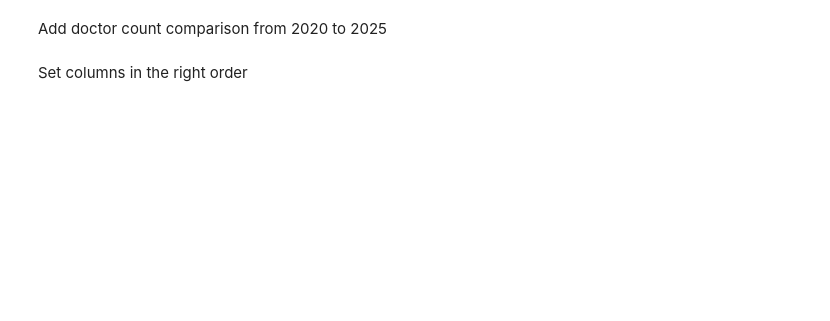
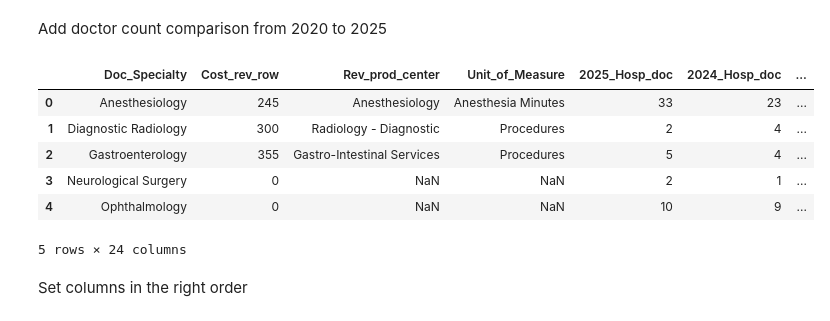
Before and after one commit to tougheye/Data_processing, a Jupyter notebook: Doctor_workload_analysis.ipynb, the cells around one changed output. Saved outputs shown, nothing was run; the diff lists cells and outputs as text; code cells hidden in the pictures; blank space fills up the shorter version.

```diff
--- a/Doctor_workload_analysis.ipynb
+++ b/Doctor_workload_analysis.ipynb
@@ -106,22 +105,22 @@ for year in range(2025, 2019, -1):
 # doc_per_serv_unit = pd.DataFrame()
 col_list = ['Line No', 'Clinical Specialty']
 for year in range(2025, 2019, -1):
-  col_label = f"{year}_Total_Hosp_doc"
+  col_label = f"{year}_Hosp_doc"
   doc_headcount_df[col_label] = doc_headcount_df[f"{year}_Board Certified"] + doc_headcount_df[f"{year}_Board Eligible"]
   doc_headcount_df[col_label] = doc_headcount_df[col_label].astype(int)
   col_list.append(col_label)
 # %% [markdown]
 **Create the doctor vs workload comparison dataframe**
 # %%
-doc_v_service_df = category_details.merge(doc_headcount_df[col_list], on= 'Clinical Specialty', how='left').rename(columns={'Line No': 'Line No_doc'})
+doc_v_service_df = category_details.merge(doc_headcount_df[col_list], on= 'Clinical Specialty', how='left').rename(columns={'Line No': 'Line No_doc', 'Clinical Specialty': "Doc_Specialty" })
 doc_v_service_df = doc_v_service_df.merge(service_unit_df[serv_unit_col_list], left_on='Cost_rev_row', right_on='Line No', how='inner').drop(columns=['Line No_doc', 'Line No',"Revenue Producing Centers"]).drop_duplicates().reset_index(drop=True)
 # %% [markdown]
 Calculate services per doctors
 # %%
 import numpy as np
 for year in range(2025, 2019, -1):
-  col_label = f"{year}_Total_serv_per_doc"
+  col_label = f"{year}_serv_per_doc"
 
-  denominator = doc_v_service_df[f"{year}_Total_Hosp_doc"]
+  denominator = doc_v_service_df[f"{year}_Hosp_doc"]
   # handle the doctor count 0 preventing an infinity
   doc_v_service_df[col_label] = doc_v_service_df[f"{year}_Units of Service"].div(denominator.replace(0, np.nan)).round(2)
@@ -128,12 +139,30 @@ for year in range(2025, 2019, -1):
 # %% [markdown]
 Add doctor count comparison from 2020 to 2025
 # %%
+from IPython.utils.py3compat import re
 from os import replace
-denom = doc_v_service_df['2020_Total_Hosp_doc']
-nom = doc_v_service_df['2025_Total_Hosp_doc'] - doc_v_service_df['2020_Total_Hosp_doc']
-doc_v_service_df['Doc_diff_2020_2025'] = (
-    nom.div(denom.replace(0,np.nan))  * 100
-).map('{:.2f}%'.format)
+
+def calc_pct_change(col_name):    #col_name is the string after the year of the category to update
+
+  denom = doc_v_service_df[f'2020_{col_name}']
+  nom = doc_v_service_df[f'2025_{col_name}'] - doc_v_service_df[f'2020_{col_name}']
+  doc_v_service_df[f'{col_name}_chg_2020_2025'] = (
+      nom.div(denom.replace(0,np.nan))  * 100
+  ).map('{:.2f}%'.format)
+  return doc_v_service_df
+# %%
+doc_v_service_df = calc_pct_change('serv_per_doc').rename(columns={'Total_serv_per_doc_chg_2020_2025': 'Serv_per_doc_change_2020-25'})
+doc_v_service_df = calc_pct_change('Hosp_doc').rename(columns={'Total_Hosp_doc_chg_2020_2025': 'Doc_Cnt_Chg_2020-25',
+                                                               'Standard Unit\nof Measure': 'Unit_of_Measure'})
+doc_v_service_df.head()
+# %% [output]
+|  | Doc_Specialty | Cost_rev_row | Rev_prod_center | Unit_of_Measure | 2025_Hosp_doc | 2024_Hosp_doc | ... |
+| 0 | Anesthesiology | 245 | Anesthesiology | Anesthesia Minutes | 33 | 23 | ... |
+| 1 | Diagnostic Radiology | 300 | Radiology - Diagnostic | Procedures | 2 | 4 | ... |
+| 2 | Gastroenterology | 355 | Gastro-Intestinal Services | Procedures | 5 | 4 | ... |
+| 3 | Neurological Surgery | 0 | NaN | NaN | 2 | 1 | ... |
+| 4 | Ophthalmology | 0 | NaN | NaN | 10 | 9 | ... |
+5 rows × 24 columns
 # %% [markdown]
 Set columns in the right order
 # %%
```
Also changed, not shown: parts of 6 cells of this notebook.
